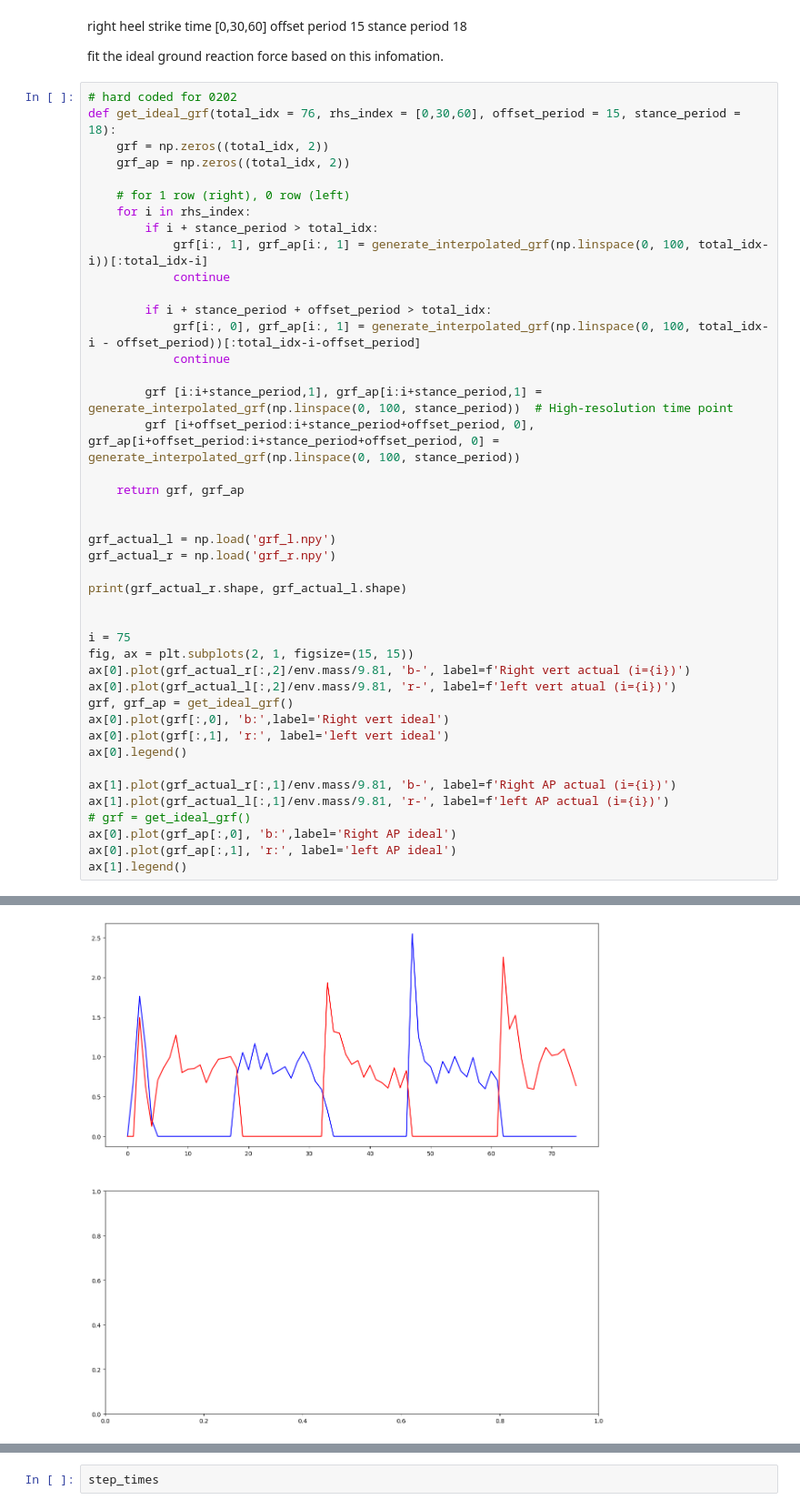
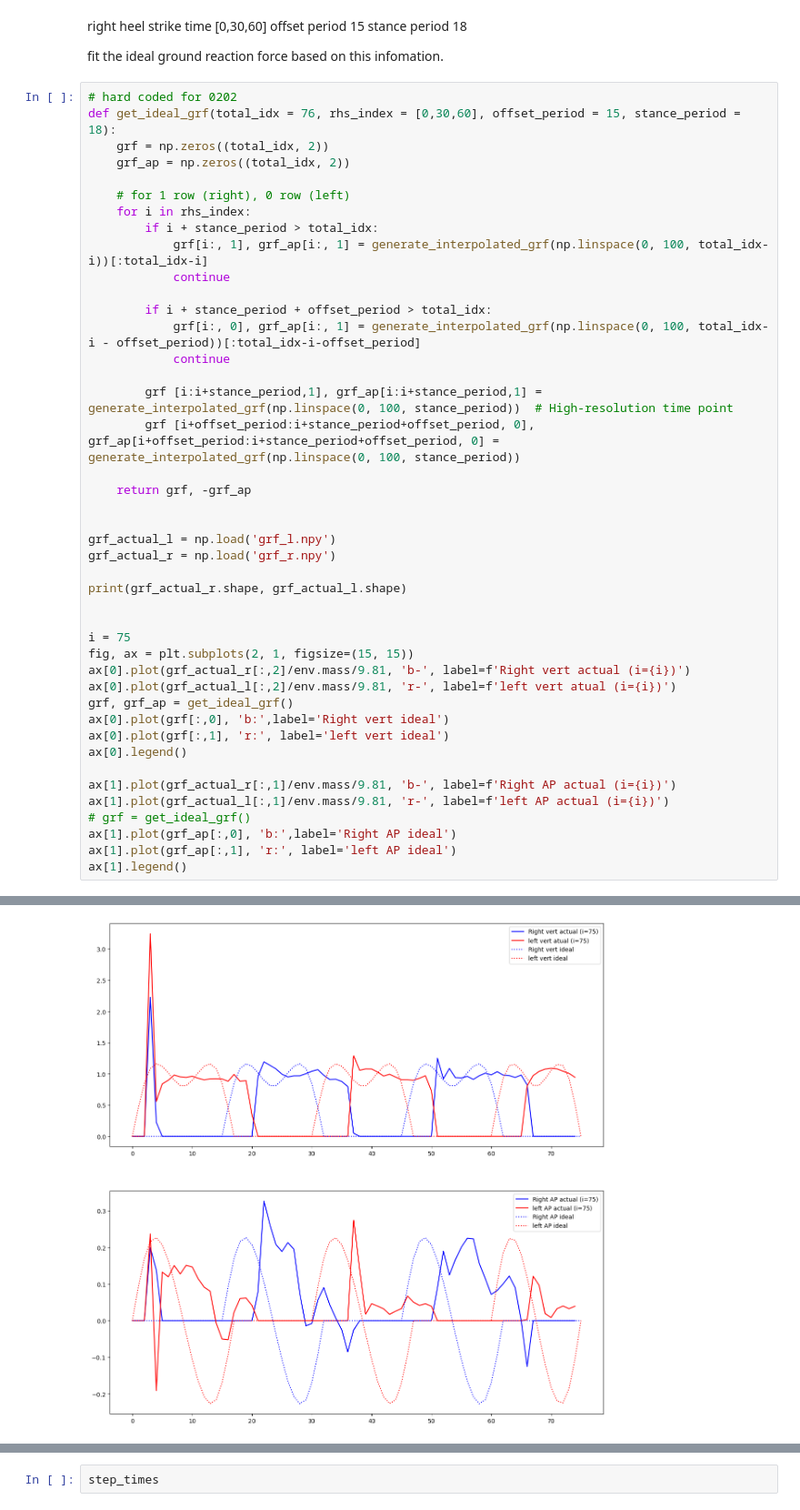
Before and after one commit to liuxy10/RFC, a Jupyter notebook: sync.ipynb, the cells around one changed output, grey strips where cells are left out. Shown at 91% size. Drawn from its saved outputs; the diff is of its cells as text.

```diff
--- a/sync.ipynb
+++ b/sync.ipynb
@@ -119,7 +119,7 @@ def get_ideal_grf(total_idx = 76, rhs_index = [0,30,60], offset_period = 15, sta
         grf [i:i+stance_period,1], grf_ap[i:i+stance_period,1] = generate_interpolated_grf(np.linspace(0, 100, stance_period))  # High-resolution time point
         grf [i+offset_period:i+stance_period+offset_period, 0], grf_ap[i+offset_period:i+stance_period+offset_period, 0] = generate_interpolated_grf(np.linspace(0, 100, stance_period))
 
-    return grf, grf_ap
+    return grf, -grf_ap
 
 
 grf_actual_l = np.load('grf_l.npy')
@@ -140,8 +140,8 @@ ax[0].legend()
 ax[1].plot(grf_actual_r[:,1]/env.mass/9.81, 'b-', label=f'Right AP actual (i={i})')
 ax[1].plot(grf_actual_l[:,1]/env.mass/9.81, 'r-', label=f'left AP actual (i={i})')
 # grf = get_ideal_grf()
-ax[0].plot(grf_ap[:,0], 'b:',label='Right AP ideal')
-ax[0].plot(grf_ap[:,1], 'r:', label='left AP ideal')
+ax[1].plot(grf_ap[:,0], 'b:',label='Right AP ideal')
+ax[1].plot(grf_ap[:,1], 'r:', label='left AP ideal')
 ax[1].legend()
 # %% [output]
 (75, 3) (75, 3)
@@ -149,4 +149,4 @@ ValueError: setting an array element with a sequence. The requested array would
-[figure, old version]
+[figure, new version]
 # %%
 poses_gt = []
 forces, grfs, jkps = [], [], []
```
Also changed, not shown: parts of 4 cells of this notebook, 14 other files.
